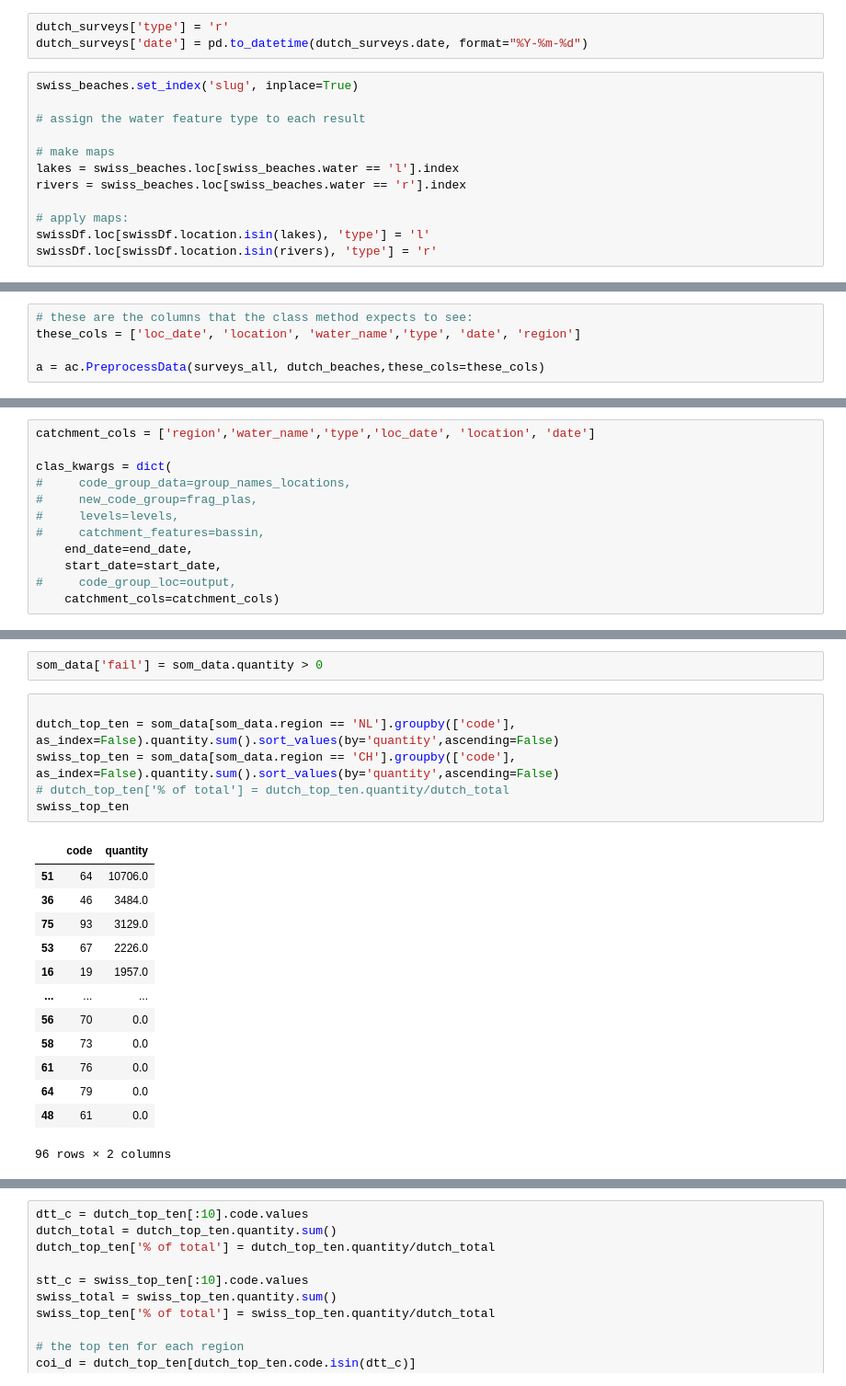
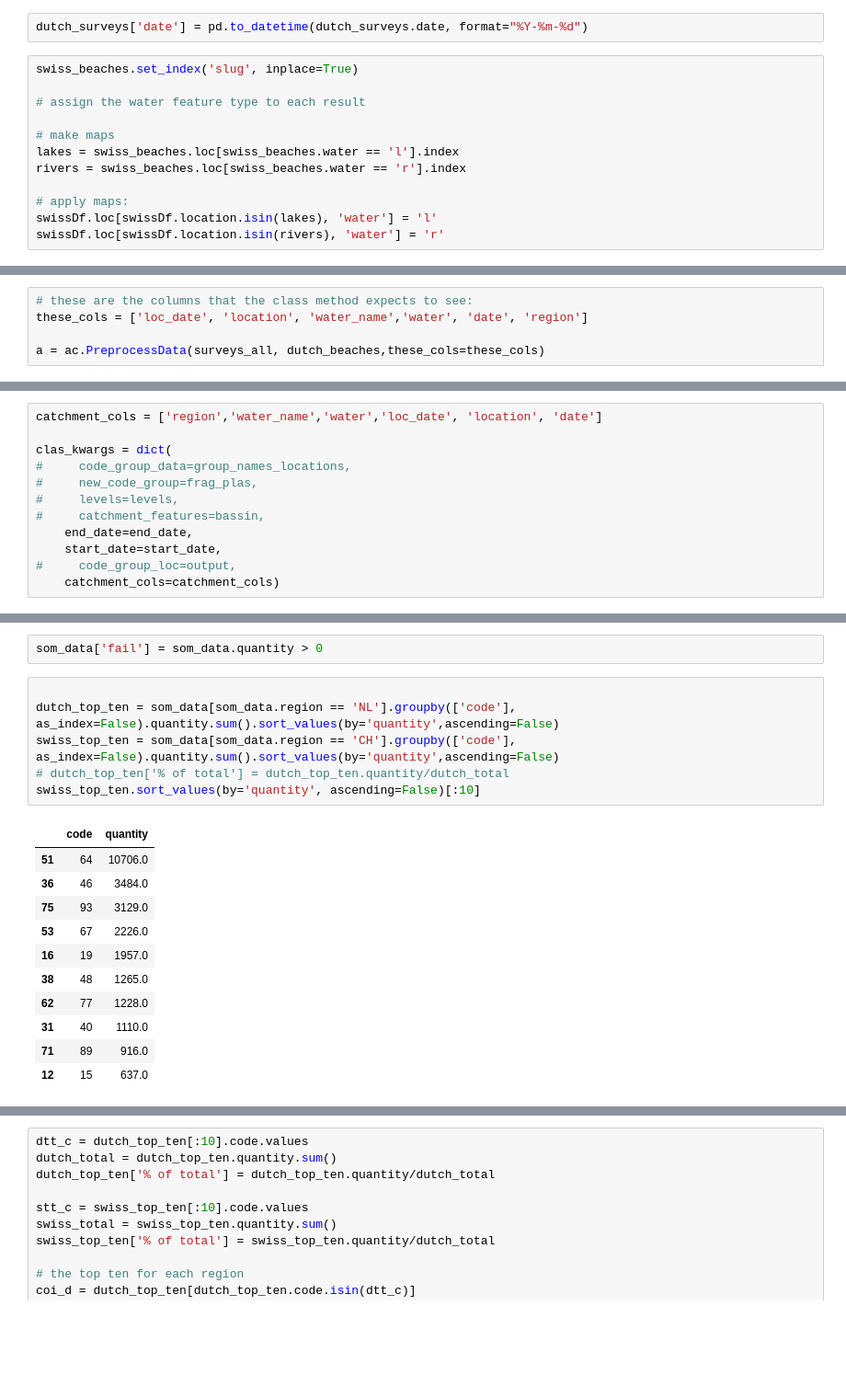
Before and after one commit to hammerdirt-analyst/rhinecode, a Jupyter notebook: use_a_class.ipynb, the cells around one changed output, grey strips where cells are left out. Shown at 92% size. Cells and saved outputs as stored; diff of their text form; blank space fills up the shorter version.

```diff
--- a/use_a_class.ipynb
+++ b/use_a_class.ipynb
@@ -226,5 +191,4 @@ Index(['slug', 'location', 'latitude', 'longitude', 'city', 'post', 'country',
 # %%
-dutch_surveys['type'] = 'r'
 dutch_surveys['date'] = pd.to_datetime(dutch_surveys.date, format="%Y-%m-%d")
 # %%
 swiss_beaches.set_index('slug', inplace=True)
@@ -236,6 +200,6 @@ lakes = swiss_beaches.loc[swiss_beaches.water == 'l'].index
 rivers = swiss_beaches.loc[swiss_beaches.water == 'r'].index
 
 # apply maps:
-swissDf.loc[swissDf.location.isin(lakes), 'type'] = 'l'
-swissDf.loc[swissDf.location.isin(rivers), 'type'] = 'r'
+swissDf.loc[swissDf.location.isin(lakes), 'water'] = 'l'
+swissDf.loc[swissDf.location.isin(rivers), 'water'] = 'r'
 # %%
@@ -313,13 +277,13 @@ NL    378
 Name: loc_date, dtype: int64
 # %%
 # these are the columns that the class method expects to see:
-these_cols = ['loc_date', 'location', 'water_name','type', 'date', 'region']
+these_cols = ['loc_date', 'location', 'water_name','water', 'date', 'region']
 
 a = ac.PreprocessData(surveys_all, dutch_beaches,these_cols=these_cols)
 # %% [output]
 added exp vs
 # %%
-catchment_cols = ['region','water_name','type','loc_date', 'location', 'date']
+catchment_cols = ['region','water_name','water','loc_date', 'location', 'date']
 
 clas_kwargs = dict(
 #     code_group_data=group_names_locations,
@@ -408,20 +372,18 @@ som_data['fail'] = som_data.quantity > 0
 # %%
 
 dutch_top_ten = som_data[som_data.region == 'NL'].groupby(['code'], as_index=False).quantity.sum().sort_values(by='quantity',ascending=False)
 swiss_top_ten = som_data[som_data.region == 'CH'].groupby(['code'], as_index=False).quantity.sum().sort_values(by='quantity',ascending=False)
 # dutch_top_ten['% of total'] = dutch_top_ten.quantity/dutch_total
-swiss_top_ten
+swiss_top_ten.sort_values(by='quantity', ascending=False)[:10]
 # %% [output]
 |  | code | quantity |
 | 51 | 64 | 10706.0 |
 | 36 | 46 | 3484.0 |
 | 75 | 93 | 3129.0 |
 | 53 | 67 | 2226.0 |
 | 16 | 19 | 1957.0 |
-| ... | ... | ... |
-| 56 | 70 | 0.0 |
-| 58 | 73 | 0.0 |
-| 61 | 76 | 0.0 |
-| 64 | 79 | 0.0 |
-| 48 | 61 | 0.0 |
+| 38 | 48 | 1265.0 |
+| 62 | 77 | 1228.0 |
+| 31 | 40 | 1110.0 |
+| 71 | 89 | 916.0 |
+| 12 | 15 | 637.0 |
-96 rows × 2 columns
```
Also changed, not shown: parts of 22 cells of this notebook, 13 other files.
